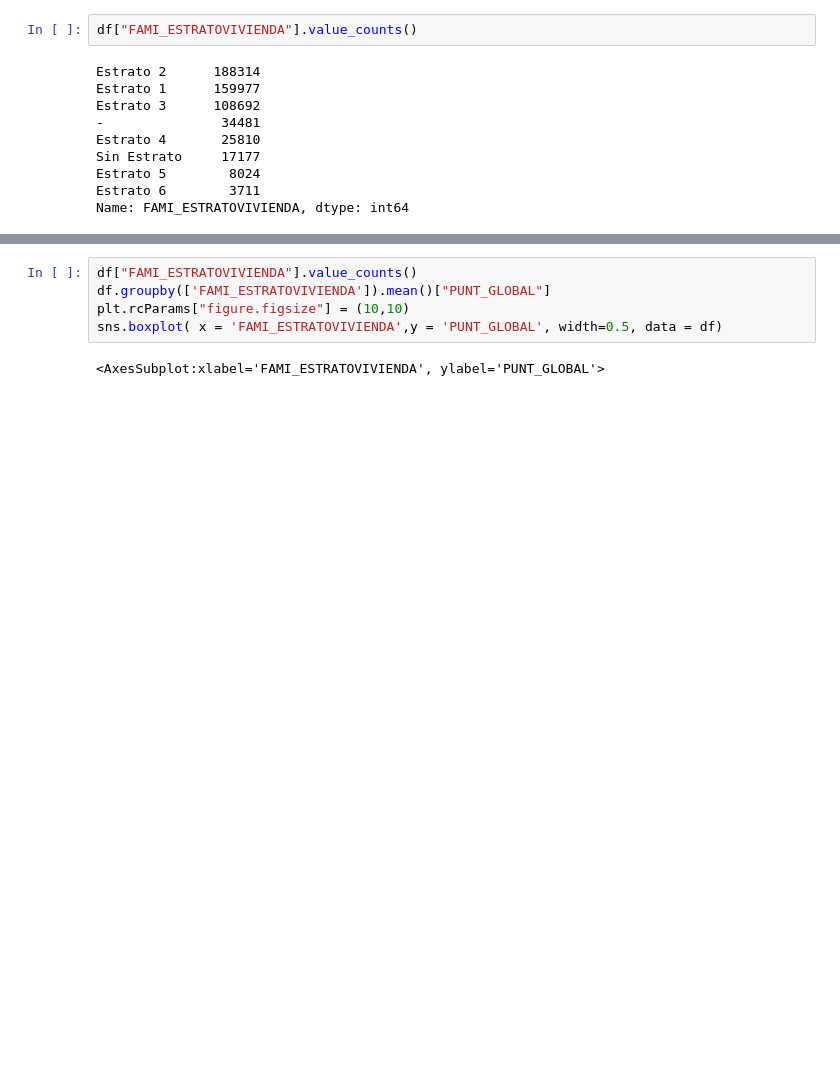
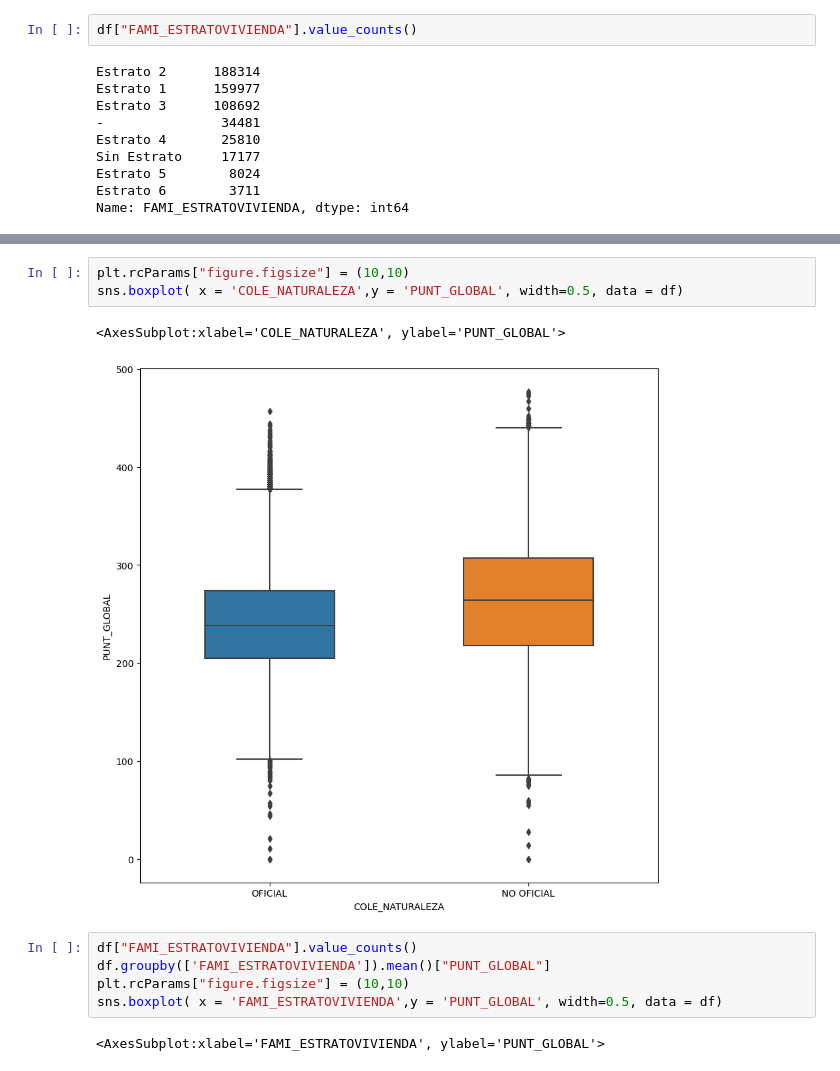
Before and after one commit to afrincon2/Data_Scientist, a Jupyter notebook: DataExplorationIcfes.ipynb, the cells around one changed output, grey strips where cells are left out. Cells and saved outputs as stored; diff of their text form; blank space fills up the shorter version.

```diff
--- a/DataExplorationIcfes.ipynb
+++ b/DataExplorationIcfes.ipynb
@@ -140,3 +146,9 @@ Name: FAMI_ESTRATOVIVIENDA, dtype: int64
+# %%
+plt.rcParams["figure.figsize"] = (10,10)
+sns.boxplot( x = 'COLE_NATURALEZA',y = 'PUNT_GLOBAL', width=0.5, data = df)
+# %% [output]
+<AxesSubplot:xlabel='COLE_NATURALEZA', ylabel='PUNT_GLOBAL'>
+[figure, added]
 # %%
 df["FAMI_ESTRATOVIVIENDA"].value_counts()
 df.groupby(['FAMI_ESTRATOVIVIENDA']).mean()["PUNT_GLOBAL"]
```
Also changed, not shown: parts of 1 cell of this notebook.
